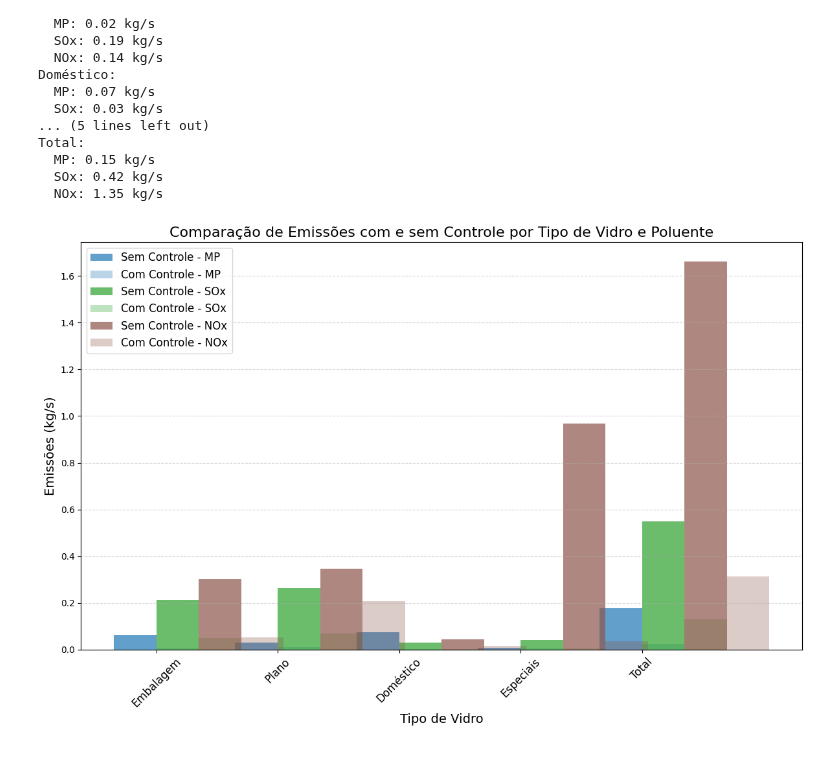
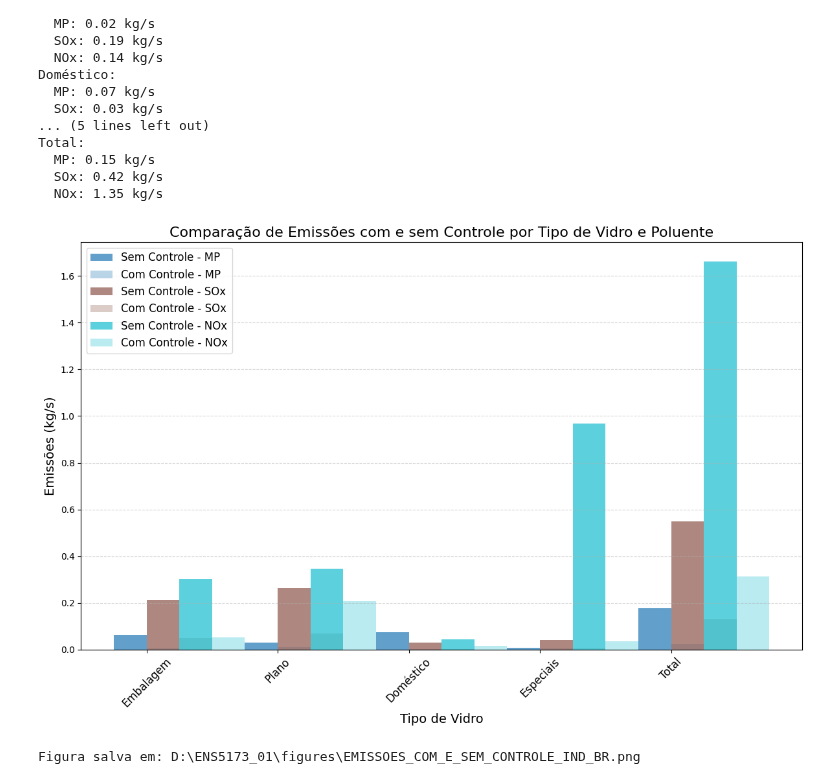
Before and after one commit to muriell-b/ENS5173_01, a Jupyter notebook: atividade01_parte1.ipynb, the cells around one changed output. Saved outputs shown, nothing was run; the diff lists cells and outputs as text; code cells hidden in the pictures.

```diff
--- a/atividade01_parte1.ipynb
+++ b/atividade01_parte1.ipynb
@@ -467,9 +467,9 @@ Total:
   NOx: 1.35 kg/s
 # %%
 #FAZENDO GRAFICO DE COMPARAÇÃO DAS EMISSOES PARA CADA TIPO DE VIDRO, DADOS DA INDUSTRI BRASILEIRA ( PROCESSOS COM CONTROLE X SEM CONTROLE)
-
 import matplotlib.pyplot as plt
 import numpy as np
+import os
 
 # Função para converter kg/d para kg/s
 def kg_por_segundo(valor_kg_d):
@@ -508,39 +508,52 @@ tipos_vidro = list(emissoes_sem_controle.keys())
 # Lista de poluentes
 poluentes = ['MP', 'SOx', 'NOx']
 
-# Cores para os tipos de vidro
-cores = plt.cm.tab10(np.linspace(0, 1, len(tipos_vidro)))
+# Cores para os poluentes
+cores = plt.cm.tab10(np.linspace(0, 1, len(poluentes)))
 
 # Configurações do gráfico
-largura_barra = 0.35
+largura_barra = 0.25
 indice = np.arange(len(tipos_vidro))
 
 # Plotagem do gráfico
 fig, ax = plt.subplots(figsize=(12, 8))
 
 for i, poluente in enumerate(poluentes):
     valores_sem_controle = [emissoes_sem_controle[tipo][poluente] for tipo in tipos_vidro]
     valores_com_controle = [emissoes_com_controle[tipo][poluente] for tipo in tipos_vidro]
 
     # Barra para os valores sem controle
     ax.bar(indice - largura_barra/2 + i * largura_barra, valores_sem_controle,
            largura_barra, label=f'Sem Controle - {poluente}', color=cores[i], alpha=0.7)
 
     # Barra para os valores com controle
     ax.bar(indice + largura_barra/2 + i * largura_barra, valores_com_controle,
            largura_barra, label=f'Com Controle - {poluente}', color=cores[i], alpha=0.3)
 
 # Configurações adicionais do gráfico
 ax.set_xlabel('Tipo de Vidro', fontsize=14)
 ax.set_ylabel('Emissões (kg/s)', fontsize=14)
 ax.set_title('Comparação de Emissões com e sem Controle por Tipo de Vidro e Poluente', fontsize=16)
 ax.set_xticks(indice)
 ax.set_xticklabels(tipos_vidro, fontsize=12)
 ax.legend(fontsize=12)
 
 plt.xticks(rotation=45)
 plt.grid(axis='y', linestyle='--', alpha=0.5)
 plt.tight_layout()
+
+# Definindo o diretório de salvamento
+diretorio_salvamento = r'D:\ENS5173_01\figures'
+if not os.path.exists(diretorio_salvamento):
+    os.makedirs(diretorio_salvamento)
+
+# Salvar a figura
+caminho_figura = os.path.join(diretorio_salvamento, 'EMISSOES_COM_E_SEM_CONTROLE_IND_BR.png')
+fig.savefig(caminho_figura)
+
 plt.show()
+
+print(f"Figura salva em: {caminho_figura}")
 # %% [output]
-[figure, old version]
+[figure, new version]
+Figura salva em: D:\ENS5173_01\figures\EMISSOES_COM_E_SEM_CONTROLE_IND_BR.png
```
